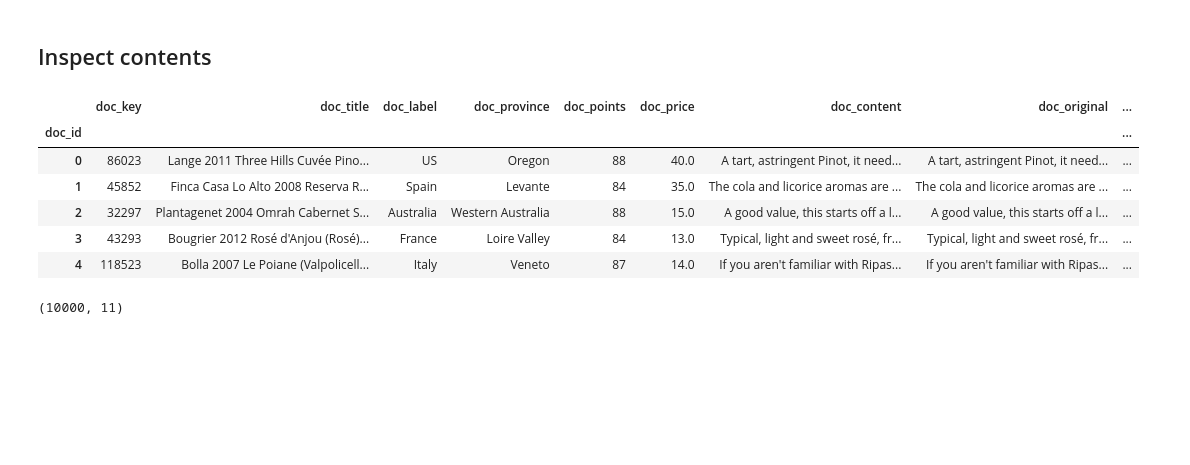
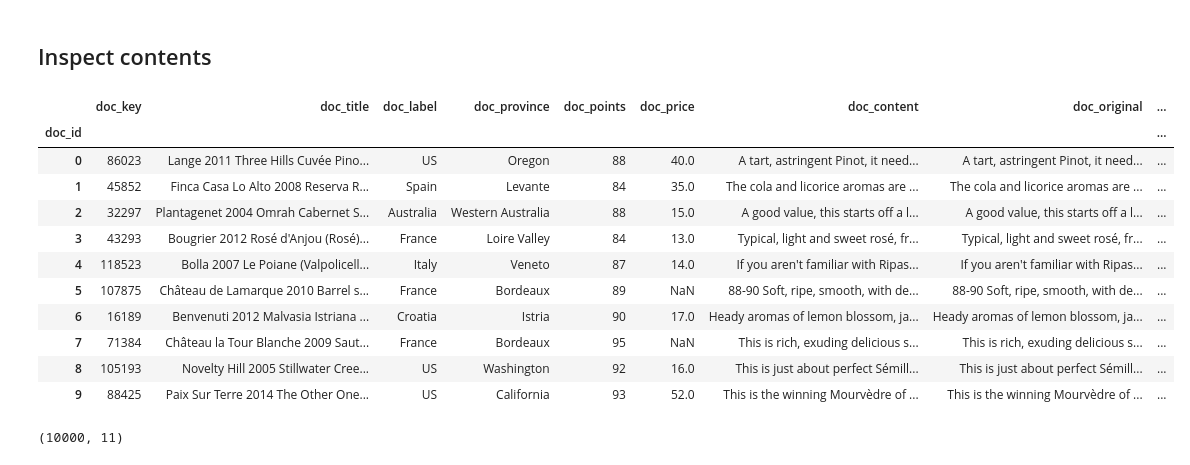
Before and after one commit to ontoligent/TAPI_Topic_Models, a Jupyter notebook: 01-SciKitLearn.ipynb, the cells around one changed output. Drawn from its saved outputs; the diff is of its cells as text; code cells hidden in the pictures; blank space fills up the shorter version.

```diff
--- a/01-SciKitLearn.ipynb
+++ b/01-SciKitLearn.ipynb
@@ -52,15 +53,20 @@ corpus = db.get_corpus()
 # %% [markdown]
 ## Inspect contents
 # %%
-corpus.head()
+corpus.head(10)
 # %% [output]
 |  | doc_key | doc_title | doc_label | doc_province | doc_points | doc_price | doc_content | doc_original | ... |
 | doc_id |  |  |  |  |  |  |  |  | ... |
 | 0 | 86023 | Lange 2011 Three Hills Cuvée Pino... | US | Oregon | 88 | 40.0 | A tart, astringent Pinot, it need... | A tart, astringent Pinot, it need... | ... |
 | 1 | 45852 | Finca Casa Lo Alto 2008 Reserva R... | Spain | Levante | 84 | 35.0 | The cola and licorice aromas are ... | The cola and licorice aromas are ... | ... |
 | 2 | 32297 | Plantagenet 2004 Omrah Cabernet S... | Australia | Western Australia | 88 | 15.0 | A good value, this starts off a l... | A good value, this starts off a l... | ... |
 | 3 | 43293 | Bougrier 2012 Rosé d'Anjou (Rosé)... | France | Loire Valley | 84 | 13.0 | Typical, light and sweet rosé, fr... | Typical, light and sweet rosé, fr... | ... |
 | 4 | 118523 | Bolla 2007 Le Poiane (Valpolicell... | Italy | Veneto | 87 | 14.0 | If you aren't familiar with Ripas... | If you aren't familiar with Ripas... | ... |
+| 5 | 107875 | Château de Lamarque 2010 Barrel s... | France | Bordeaux | 89 | NaN | 88-90 Soft, ripe, smooth, with de... | 88-90 Soft, ripe, smooth, with de... | ... |
+| 6 | 16189 | Benvenuti 2012 Malvasia Istriana ... | Croatia | Istria | 90 | 17.0 | Heady aromas of lemon blossom, ja... | Heady aromas of lemon blossom, ja... | ... |
+| 7 | 71384 | Château la Tour Blanche 2009 Saut... | France | Bordeaux | 95 | NaN | This is rich, exuding delicious s... | This is rich, exuding delicious s... | ... |
+| 8 | 105193 | Novelty Hill 2005 Stillwater Cree... | US | Washington | 92 | 16.0 | This is just about perfect Sémill... | This is just about perfect Sémill... | ... |
+| 9 | 88425 | Paix Sur Terre 2014 The Other One... | US | California | 93 | 52.0 | This is the winning Mourvèdre of ... | This is the winning Mourvèdre of ... | ... |
 # %%
 corpus.shape
 # %% [output]
```
Also changed, not shown: parts of 10 cells of this notebook.
